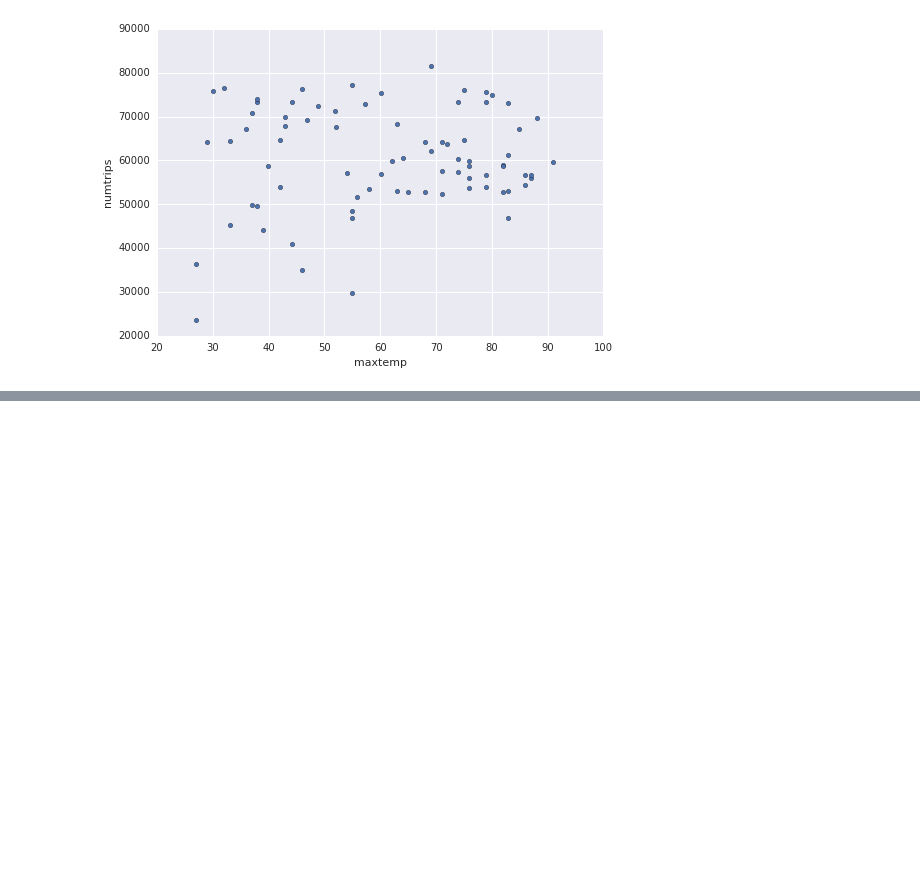
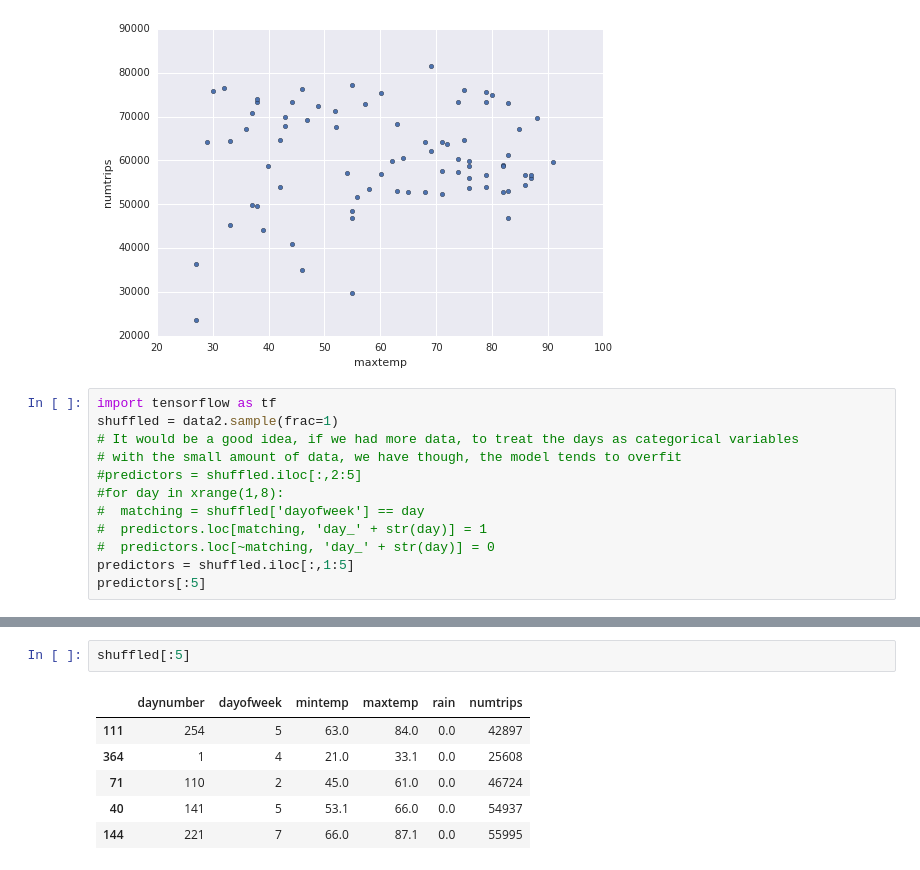
Before and after one commit to dhollick/masteringmockito, a Jupyter notebook: Untitled Notebook.ipynb, the cells around one changed output, grey strips where cells are left out. Drawn from its saved outputs; the diff is of its cells as text; blank space fills up the shorter version.

```diff
--- a/Untitled Notebook.ipynb
+++ b/Untitled Notebook.ipynb
@@ -108,3 +108,15 @@ data2.describe()
 j = data2[data2['dayofweek'] == 7].plot(kind='scatter', x='maxtemp', y='numtrips')
 # %% [output]
 [figure]
+# %%
+import tensorflow as tf
+shuffled = data2.sample(frac=1)
+# It would be a good idea, if we had more data, to treat the days as categorical variables
+# with the small amount of data, we have though, the model tends to overfit
+#predictors = shuffled.iloc[:,2:5]
+#for day in xrange(1,8):
+#  matching = shuffled['dayofweek'] == day
+#  predictors.loc[matching, 'day_' + str(day)] = 1
+#  predictors.loc[~matching, 'day_' + str(day)] = 0
+predictors = shuffled.iloc[:,1:5]
+predictors[:5]
@@ -110,0 +130,9 @@ j = data2[data2['dayofweek'] == 7].plot(kind='scatter', x='maxtemp', y='numtrips
+# %%
+shuffled[:5]
+# %% [output]
+|  | daynumber | dayofweek | mintemp | maxtemp | rain | numtrips |
+| 111 | 254 | 5 | 63.0 | 84.0 | 0.0 | 42897 |
+| 364 | 1 | 4 | 21.0 | 33.1 | 0.0 | 25608 |
+| 71 | 110 | 2 | 45.0 | 61.0 | 0.0 | 46724 |
+| 40 | 141 | 5 | 53.1 | 66.0 | 0.0 | 54937 |
+| 144 | 221 | 7 | 66.0 | 87.1 | 0.0 | 55995 |
```
Also changed, not shown: parts of 1 cell of this notebook.
